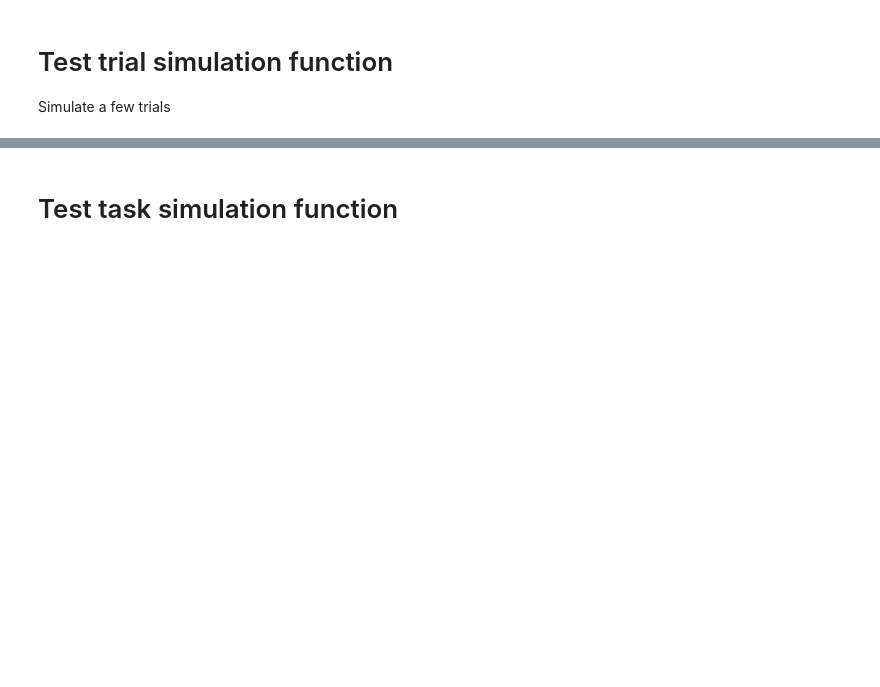
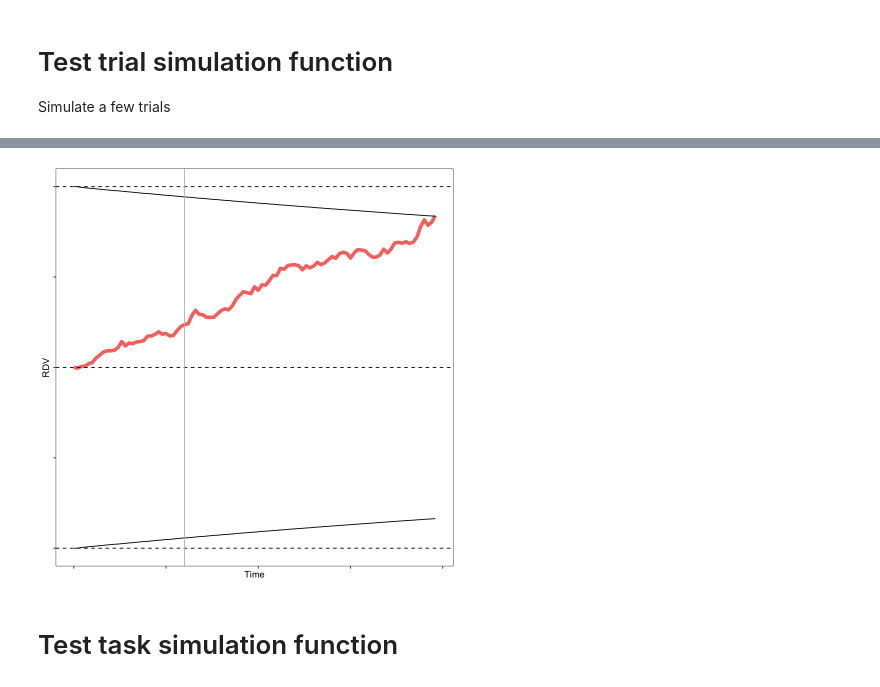
Before and after one commit to zenkavi/NovelVsRepeated, a Jupyter notebook: behavior/analysis/NB12_DDM_statespace_functions.ipynb, the cells around one changed output, grey strips where cells are left out. Cells and saved outputs as stored; diff of their text form; code cells hidden in the pictures; blank space fills up the shorter version.

Commit message:
adding new plots for poster and testing ipynb s

```diff
--- a/behavior/analysis/NB12_DDM_statespace_functions.ipynb
+++ b/behavior/analysis/NB12_DDM_statespace_functions.ipynb
@@ -222,15 +300,21 @@ tmp
 # %%
 tmp$debug_df %>%
   ggplot()+
-  geom_line(aes(time, RDV), color = "#F8766D", size = 2)+
-  geom_line(aes(time, barrier))+
-  geom_line(aes(time, -barrier))+
-  theme(panel.grid = element_blank())+
-  geom_hline(aes(yintercept = 0), linetype = "dashed")+
-  geom_hline(aes(yintercept = 1), linetype = "dashed")+
+  geom_line(aes(time, RDV), color = "#F8766D", linewidth = 2) +
+  geom_line(aes(time, barrier)) +
+  geom_line(aes(time, -barrier)) +
+  theme(panel.grid = element_blank(),
+        axis.text = element_blank(),
+        axis.ticks = element_blank()) +
+  geom_hline(aes(yintercept = 0), linetype = "dashed") +
+  geom_hline(aes(yintercept = 1), linetype = "dashed") +
   geom_hline(aes(yintercept = -1), linetype = "dashed")+
   geom_vline(aes(xintercept = 30), color = "gray")+
-  labs(x = "Timestep (in 10 ms)")
+  labs(x = "Time")
+
+  # ggsave(file=paste0(fig_out_path, 'sampleCollapsingBounds.png'), height = 3, width=5, units="in")
+# %% [output]
+[figure, added]
 # %% [markdown]
 # Test task simulation function
 # %%
```
Also changed, not shown: parts of 8 cells of this notebook, 8 other files.
